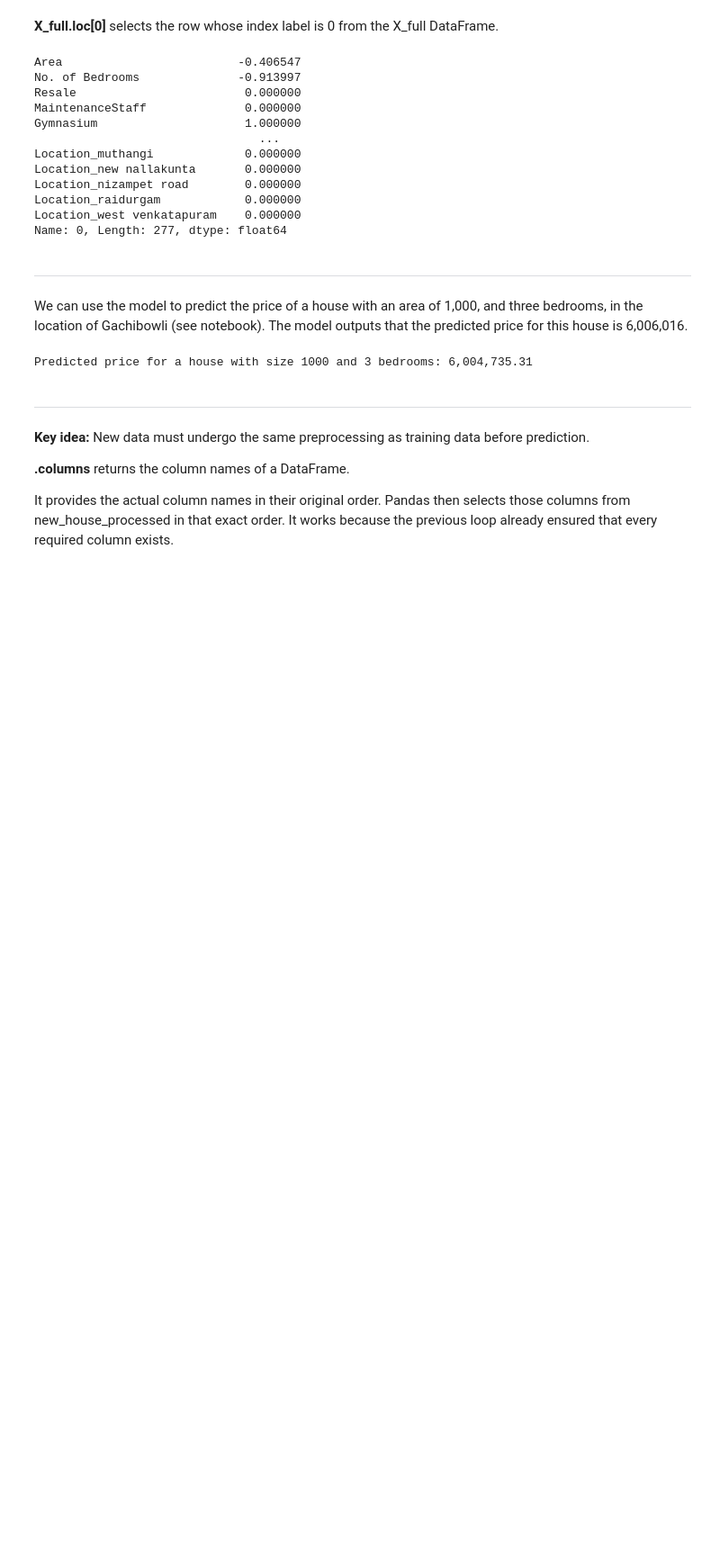
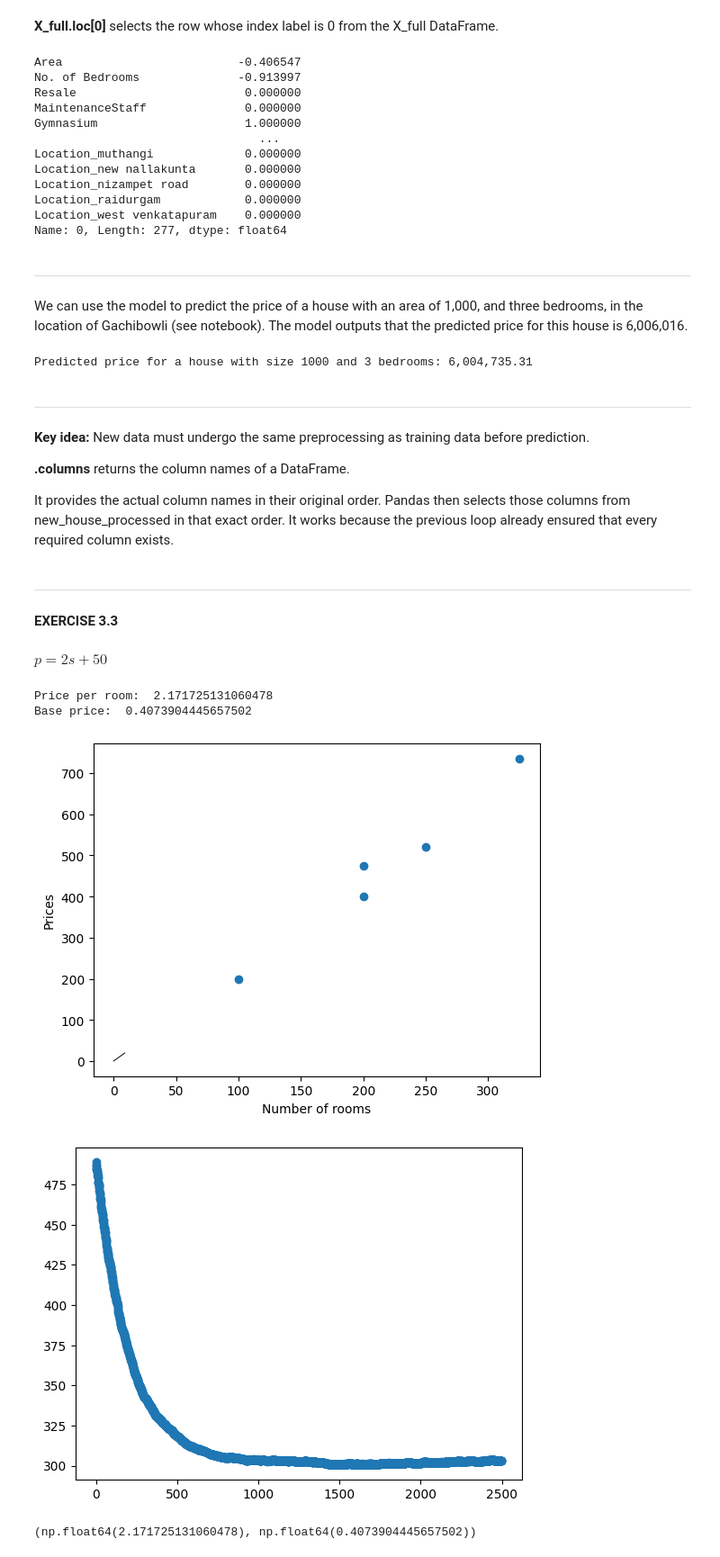
Before and after one commit to JayZeus999/Math-For-ML, a Jupyter notebook: Grokking-ML/linear-regression.ipynb, the cells around one changed output. Shown at 90% size. Cells and saved outputs as stored; diff of their text form; code cells hidden in the pictures; blank space fills up the shorter version.

Commit message:
Resolve exercise 3.3

```diff
--- a/Grokking-ML/linear-regression.ipynb
+++ b/Grokking-ML/linear-regression.ipynb
@@ -607,3 +613,19 @@ _____
 
 It provides the actual column names in their original order. Pandas then selects those columns from new_house_processed in that exact order.
 It works because the previous loop already ensured that every required column exists.
+# %% [markdown]
+____
+#### EXERCISE 3.3
+# %% [markdown]
+$ p = 2s + 50$
+# %%
+sizes = np.array([100, 200, 200, 250, 325]) # features
+prices = np.array([200, 475, 400, 520, 735]) # labels
+# %%
+linear_regression(sizes, prices, learning_rate=0.0000001, epochs=2500)
+# %% [output]
+Price per room:  2.171725131060478
+Base price:  0.4073904445657502
+[figure, added]
+[figure, added]
+(np.float64(2.171725131060478), np.float64(0.4073904445657502))
```
Also changed, not shown: parts of 7 cells of this notebook.
